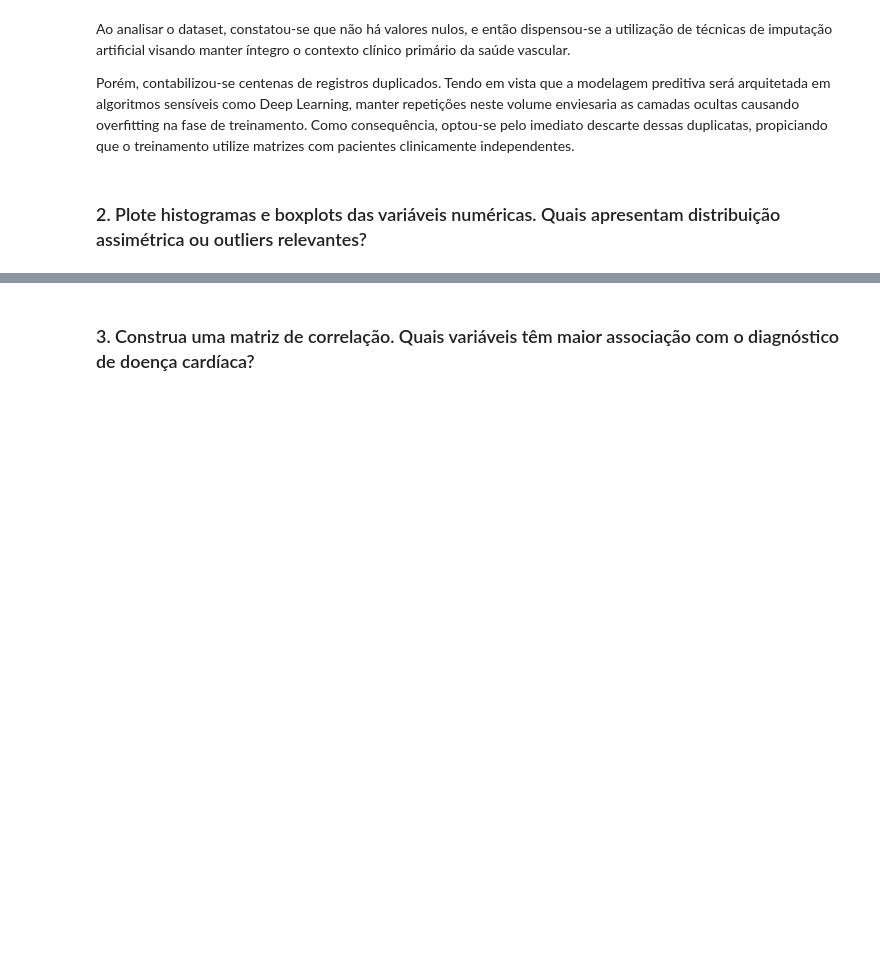
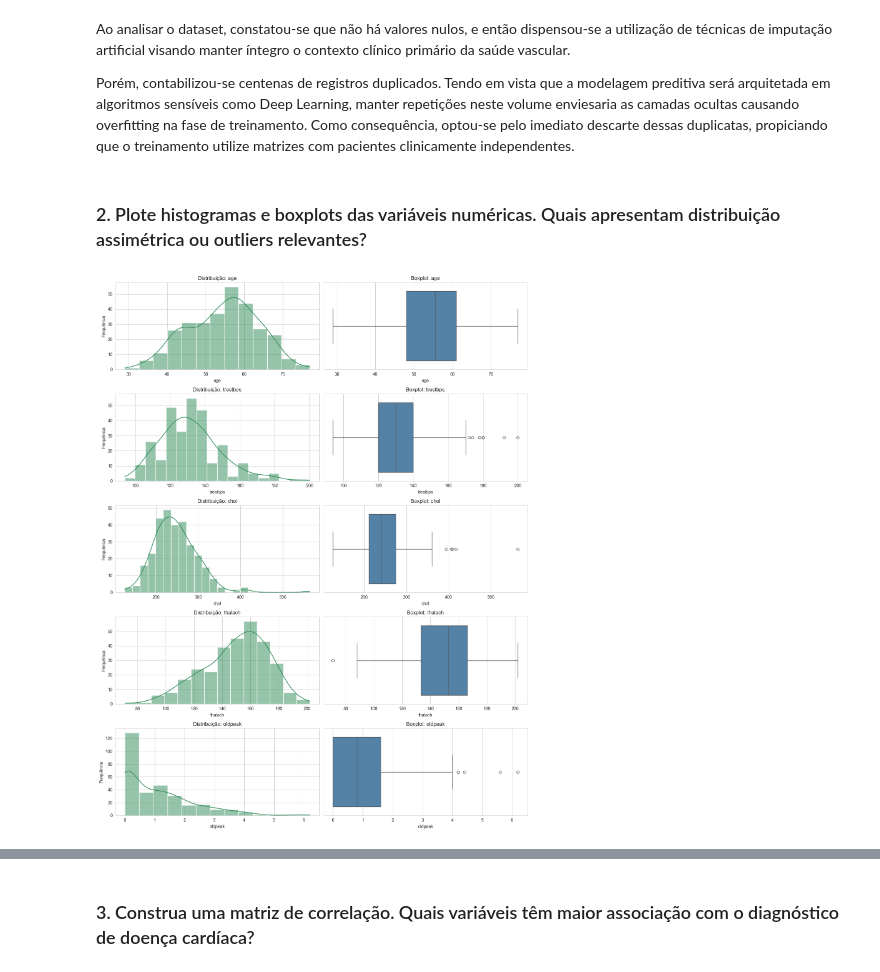
Before and after one commit to ArtyMend07/cis-ieee, a Jupyter notebook: notebooks/Artur_Arruda_solution.ipynb, the cells around one changed output, grey strips where cells are left out. Drawn from its saved outputs; the diff is of its cells as text; code cells hidden in the pictures; blank space fills up the shorter version.

```diff
--- a/notebooks/Artur_Arruda_solution.ipynb
+++ b/notebooks/Artur_Arruda_solution.ipynb
@@ -55,3 +55,23 @@ Ao analisar o dataset, constatou-se que não há valores nulos, e então dispens
 Porém, contabilizou-se centenas de registros duplicados. Tendo em vista que a modelagem preditiva será arquitetada em algoritmos sensíveis como Deep Learning, manter repetições neste volume enviesaria  as camadas ocultas causando overfitting na fase de treinamento. Como consequência, optou-se pelo imediato descarte dessas duplicatas, propiciando que o treinamento utilize matrizes com pacientes clinicamente independentes.
 # %% [markdown]
 ### 2. Plote histogramas e boxplots das variáveis numéricas. Quais apresentam distribuição assimétrica ou outliers relevantes?
+# %%
+custom_palette = ['#2E8B57', '#4682B4']
+sns.set_palette(custom_palette)
+sns.set_style('whitegrid')
+
+num_cols = ['age', 'trestbps', 'chol', 'thalach', 'oldpeak']
+fig, axes = plt.subplots(len(num_cols), 2, figsize=(14, 18))
+
+for i, col in enumerate(num_cols):
+    sns.histplot(df[col], kde=True, ax=axes[i, 0], color=custom_palette[0])
+    axes[i, 0].set_title(f'Distribuição: {col}')
+    axes[i, 0].set_ylabel('Frequência')
+
+    sns.boxplot(x=df[col], ax=axes[i, 1], color=custom_palette[1])
+    axes[i, 1].set_title(f'Boxplot: {col}')
+
+plt.tight_layout()
+plt.show()
+# %% [output]
+[figure, added]
```
Also changed, not shown: parts of 1 cell of this notebook.
